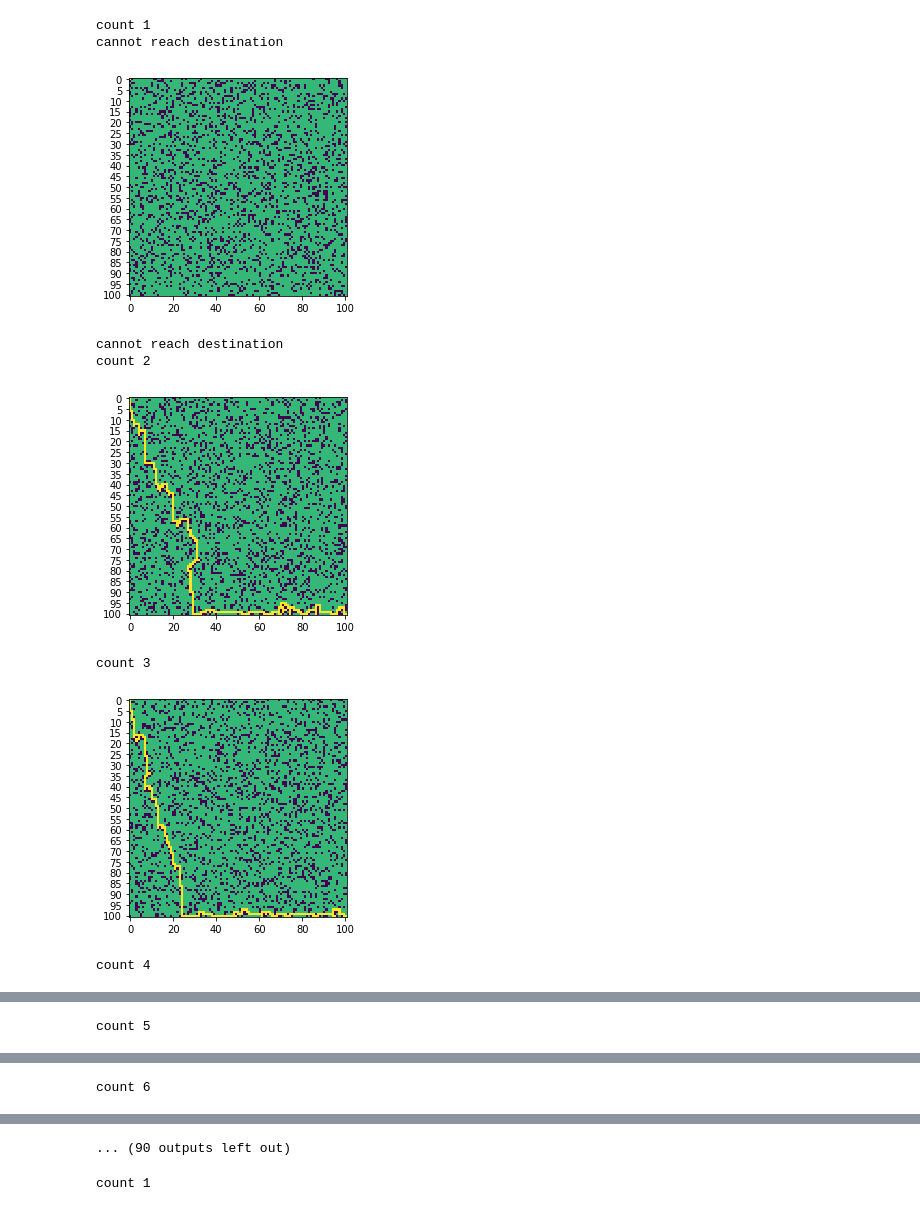
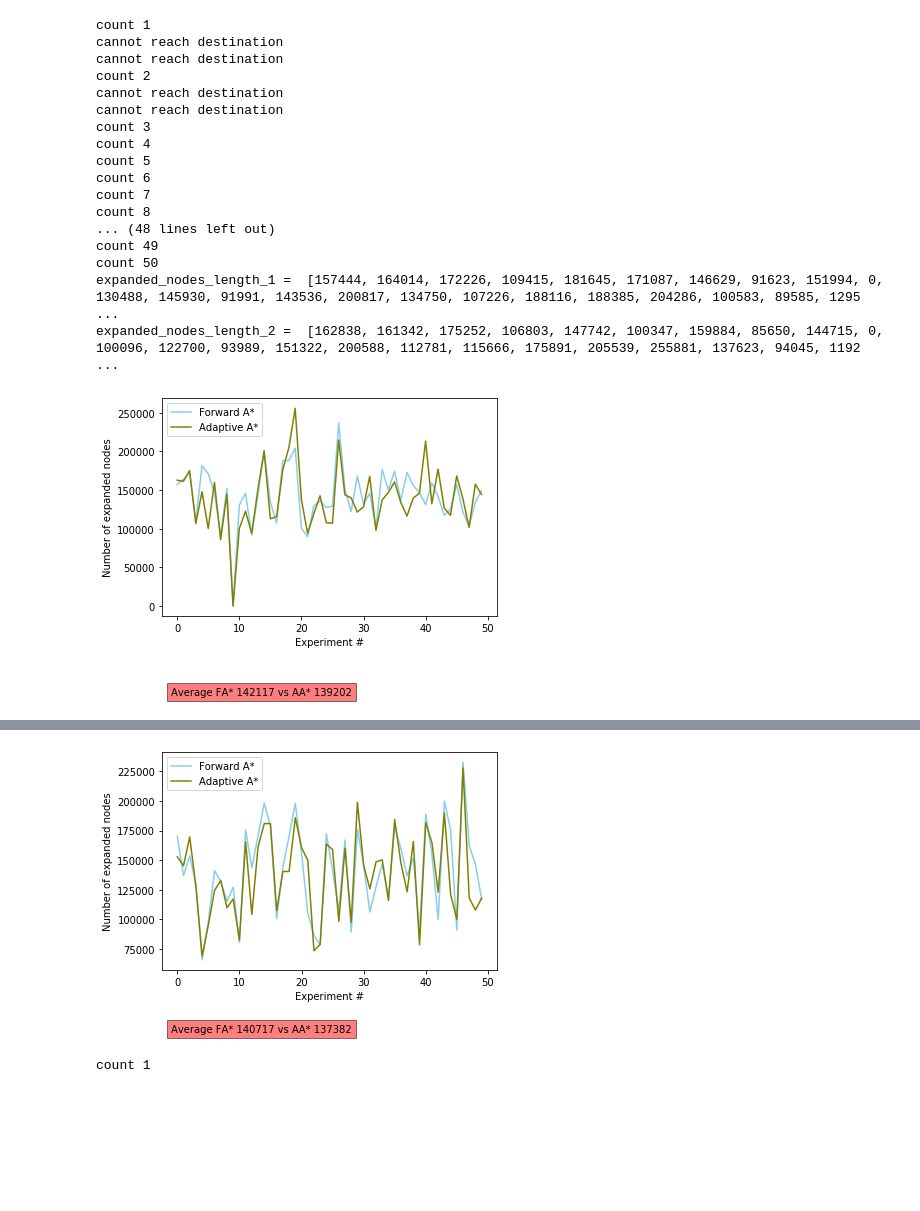
Before and after one commit to laxmanpottimuthi/AI, a Jupyter notebook: assignment1/delete_of_Intro_to_AI_Assignment.ipynb, the cells around one changed output, grey strips where cells are left out. Cells and saved outputs as stored; diff of their text form; code cells hidden in the pictures; blank space fills up the shorter version.

```diff
--- a/assignment1/delete_of_Intro_to_AI_Assignment.ipynb
+++ b/assignment1/delete_of_Intro_to_AI_Assignment.ipynb
@@ -524,10 +524,11 @@ for k in range(0,50):
     adaptive = False
 
     total_expanded_nodes, can_reach = AStarSearch(nodes,nodes[source_i][source_j],maze,nodes[destination_i][destination_j],open_list,adaptive)
-    if can_reach:
-        expanded_nodes_length_1.append(total_expanded_nodes)
+    expanded_nodes_length_1.append(total_expanded_nodes)
+#     if can_reach:
+#         expanded_nodes_length_1.append(total_expanded_nodes)
 #     print(maze)
-    showMaze(maze,1)
+#     showMaze(maze,1)
 
 
     open_list = MinHeap()
@@ -541,43 +542,53 @@ for k in range(0,50):
 
     adaptive = True
     total_expanded_nodes, can_reach = AStarSearch(nodes,nodes[source_i][source_j],maze_for_second_run,nodes[destination_i][destination_j],open_list,adaptive)
-    if can_reach:
-        expanded_nodes_length_2.append(total_expanded_nodes)
+    expanded_nodes_length_2.append(total_expanded_nodes)
+#     if can_reach:
+#         expanded_nodes_length_2.append(total_expanded_nodes)
 #     showMaze(maze_for_second_run,1)
 
 
 
 print('expanded_nodes_length_1 = ',expanded_nodes_length_1)
 print('expanded_nodes_length_2 = ',expanded_nodes_length_2)
 
 avgForwardA = int(sum(expanded_nodes_length_1) / len(expanded_nodes_length_1))
 avgAdaptiveA = int(sum(expanded_nodes_length_2) / len(expanded_nodes_length_2))
 
 # print('Average FA*', avgForwardA, 'vs AA*', avgAdaptiveA )
 
 import numpy as np
 import pandas as pd
 
 df=pd.DataFrame({'x': range(0,len(expanded_nodes_length_1)), 'y1': expanded_nodes_length_1 })
 df1=pd.DataFrame({'x': range(0,len(expanded_nodes_length_2)), 'y2': expanded_nodes_length_2 })
 plt.plot( 'x', 'y1', data=df, color='skyblue', label = 'Forward A*')
 plt.plot( 'x', 'y2', data=df1, color='olive', label = 'Adaptive A*')
 plt.xlabel('Experiment #')
 plt.ylabel('Number of expanded nodes')
 plt.legend(['Forward A*', 'Adaptive A*'], loc='upper left')
 
 txt_string = 'Average FA* ' + str(avgForwardA) +' vs AA* ' + str(avgAdaptiveA)
 
 plt.text(-1, -115000, txt_string, bbox=dict(facecolor='red', alpha=0.5))
 
 plt.show()
 # %% [output]
 count 1
 cannot reach destination
+cannot reach destination
+count 2
+cannot reach destination
+cannot reach destination
+count 3
+count 4
+count 5
+count 6
+count 7
+count 8
+... (48 lines left out)
+count 49
+count 50
+expanded_nodes_length_1 =  [157444, 164014, 172226, 109415, 181645, 171087, 146629, 91623, 151994, 0, 130488, 145930, 91991, 143536, 200817, 134750, 107226, 188116, 188385, 204286, 100583, 89585, 1295 ...
+expanded_nodes_length_2 =  [162838, 161342, 175252, 106803, 147742, 100347, 159884, 85650, 144715, 0, 100096, 122700, 93989, 151322, 200588, 112781, 115666, 175891, 205539, 255881, 137623, 94045, 1192 ...
-[figure, old version]
+[figure, new version]
-cannot reach destination
-count 2
-[figure, removed]
-count 3
-[figure, removed]
-count 4
@@ -585 +594,0 @@ count 4
-count 5
@@ -587 +594,0 @@ count 5
-count 6
@@ -589,4 +595,30 @@ count 6
-... (90 outputs left out)
+# %%
+expanded_nodes_length_1 =  [170151, 136892, 153576, 129639, 65776, 98341, 141168, 132017, 115222, 127151, 80361, 175420, 143580, 170391, 198298, 178359, 100391, 143912, 170391, 198048, 156456, 105315, 86345, 78343, 172188, 141197, 107456, 166948, 89225, 176112, 145805, 106235, 127567, 146860, 117520, 178096, 159724,136750, 151716, 89456, 188702, 154451, 99803, 199803, 175618, 90924, 232720, 161962, 146482, 117009]
+expanded_nodes_length_2 =  [152886, 145234, 169616, 127409, 68983, 95192, 124478, 132836, 109694, 117192, 82413, 165483, 104165, 161071, 180876, 180806, 107391, 140391, 140391, 185808, 160598, 149980, 73456, 78897, 163566, 158849, 98345, 160014, 97562, 198791, 145590, 125778, 148562, 150226, 115974, 184235, 147527, 123239, 165702, 78456, 181582, 164598, 122882, 189803, 121185, 99872, 227827, 117999, 107822, 117904]
+
+avgForwardA = int(sum(expanded_nodes_length_1) / len(expanded_nodes_length_1))
+avgAdaptiveA = int(sum(expanded_nodes_length_2) / len(expanded_nodes_length_2))
+
+# print('Average FA*', avgForwardA, 'vs AA*', avgAdaptiveA )
+
+import numpy as np
+import pandas as pd
+
+df=pd.DataFrame({'x': range(0,len(expanded_nodes_length_1)), 'y1': expanded_nodes_length_1 })
+df1=pd.DataFrame({'x': range(0,len(expanded_nodes_length_2)), 'y2': expanded_nodes_length_2 })
+plt.plot( 'x', 'y1', data=df, color='skyblue', label = 'Forward A*')
+plt.plot( 'x', 'y2', data=df1, color='olive', label = 'Adaptive A*')
+plt.xlabel('Experiment #')
+plt.ylabel('Number of expanded nodes')
+plt.legend(['Forward A*', 'Adaptive A*'], loc='upper left')
+
+txt_string = 'Average FA* ' + str(avgForwardA) +' vs AA* ' + str(avgAdaptiveA)
+
+plt.text(-1, 5000, txt_string, bbox=dict(facecolor='red', alpha=0.5))
+
+plt.show()
+# %% [output]
+[figure, added]
 # %%
 
 # import numpy as np
```
Also changed, not shown: parts of 6 cells of this notebook, 6 other files.
